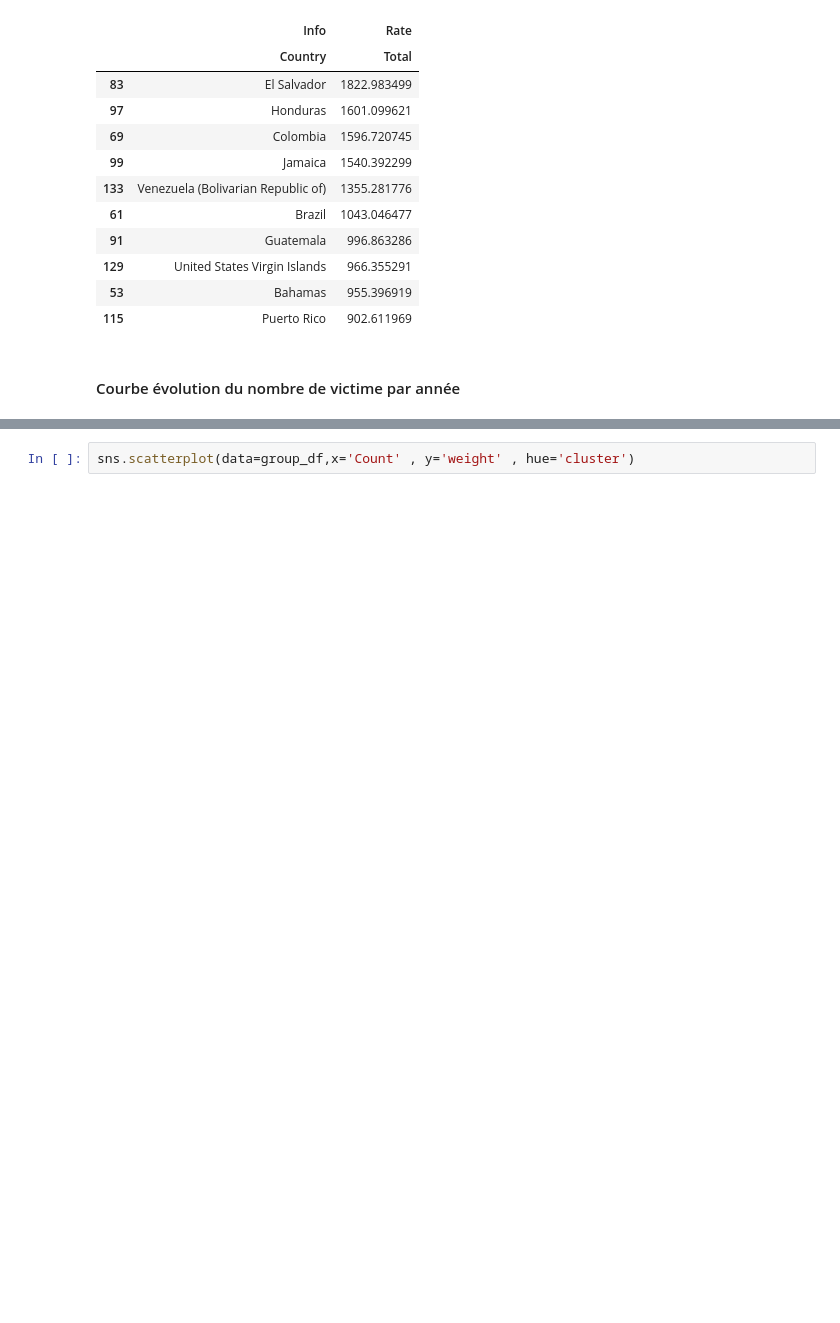
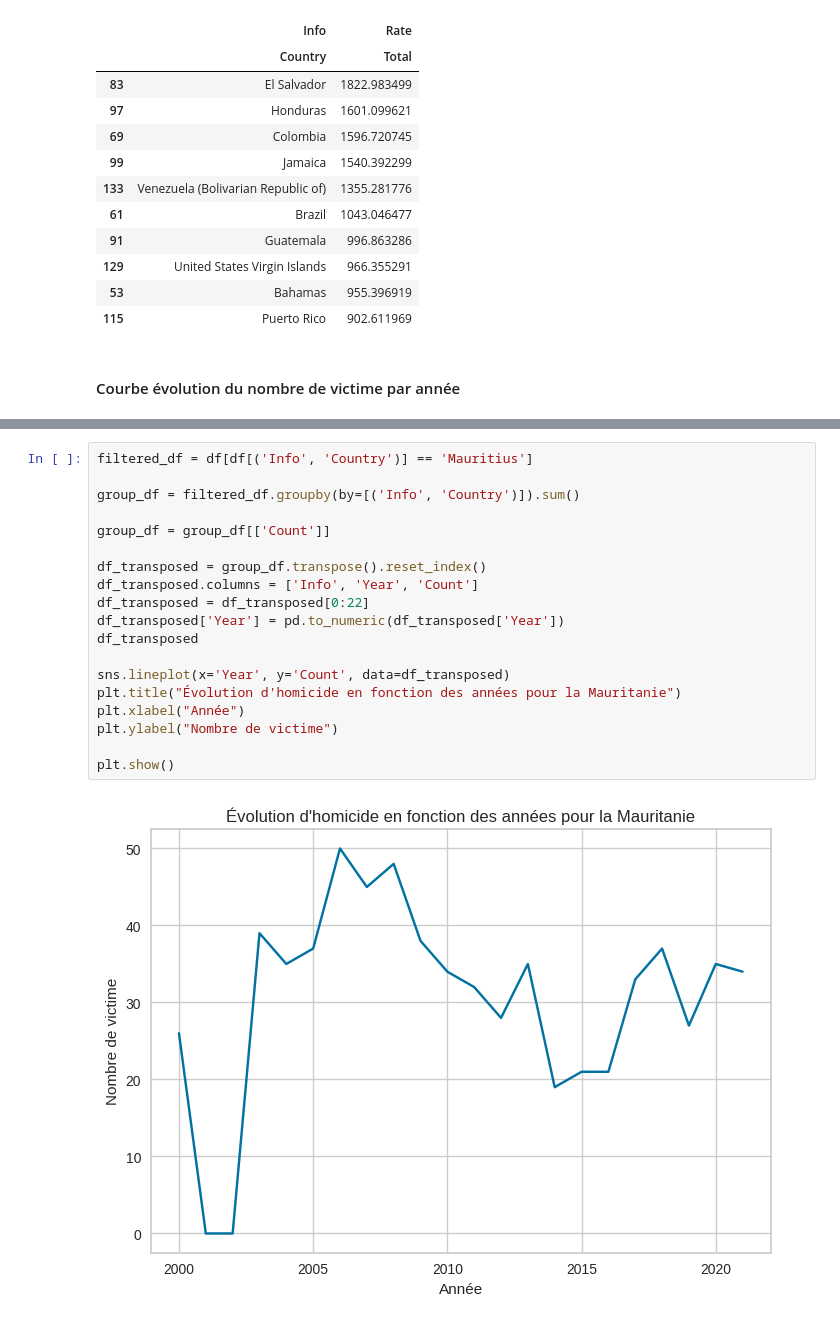
Before and after one commit to adesbx/homicideAnalysis, a Jupyter notebook: projet.ipynb, the cells around one changed output, grey strips where cells are left out. Cells and saved outputs as stored; diff of their text form; blank space fills up the shorter version.

Commit message:
Plot is working

```diff
--- a/projet.ipynb
+++ b/projet.ipynb
@@ -339,2 +327,21 @@ group_df
-# %%
-sns.scatterplot(data=group_df,x='Count' , y='weight' , hue='cluster')
+# %%
+filtered_df = df[df[('Info', 'Country')] == 'Mauritius']
+
+group_df = filtered_df.groupby(by=[('Info', 'Country')]).sum()
+
+group_df = group_df[['Count']]
+
+df_transposed = group_df.transpose().reset_index()
+df_transposed.columns = ['Info', 'Year', 'Count']
+df_transposed = df_transposed[0:22]
+df_transposed['Year'] = pd.to_numeric(df_transposed['Year'])
+df_transposed
+
+sns.lineplot(x='Year', y='Count', data=df_transposed)
+plt.title("Évolution d'homicide en fonction des années pour la Mauritanie")
+plt.xlabel("Année")
+plt.ylabel("Nombre de victime")
+
+plt.show()
+# %% [output]
+[figure, added]
```
Also changed, not shown: parts of 1 cell of this notebook.
